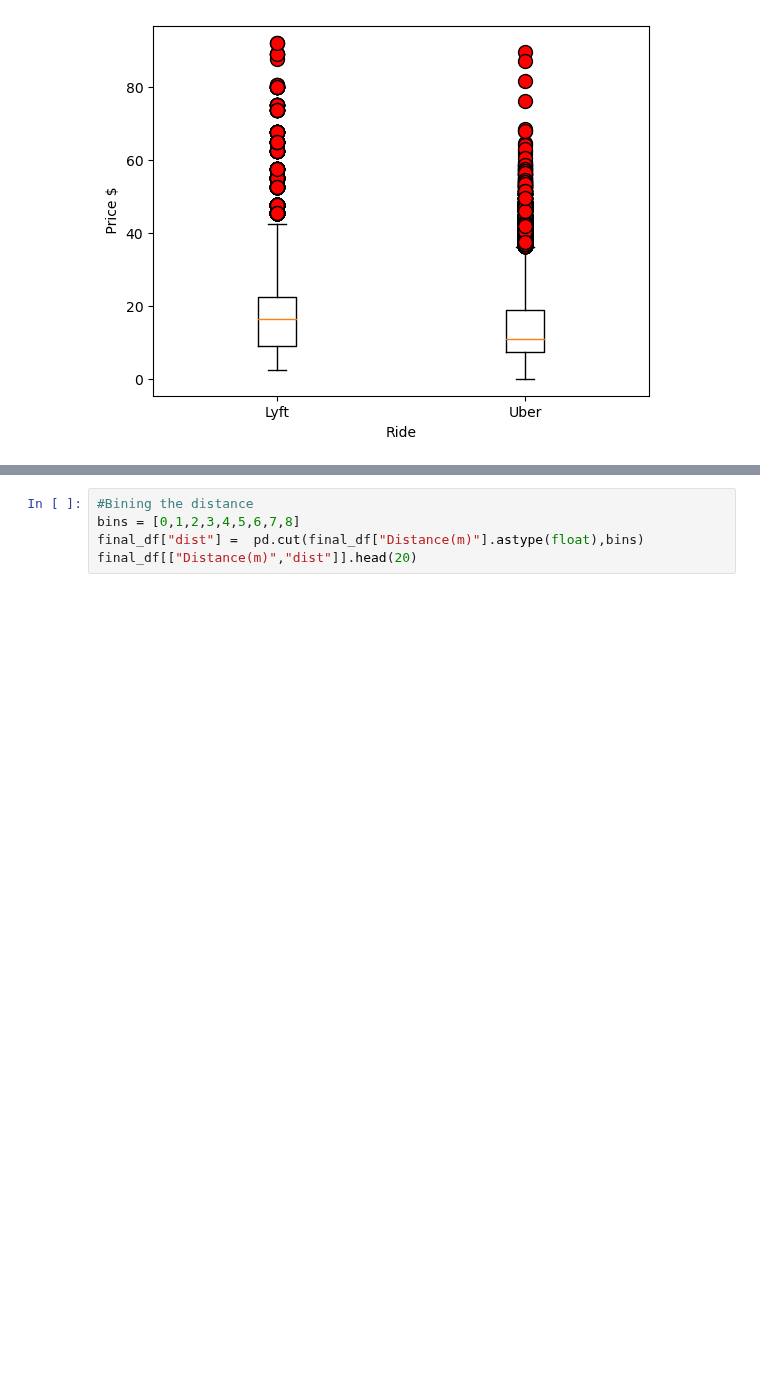
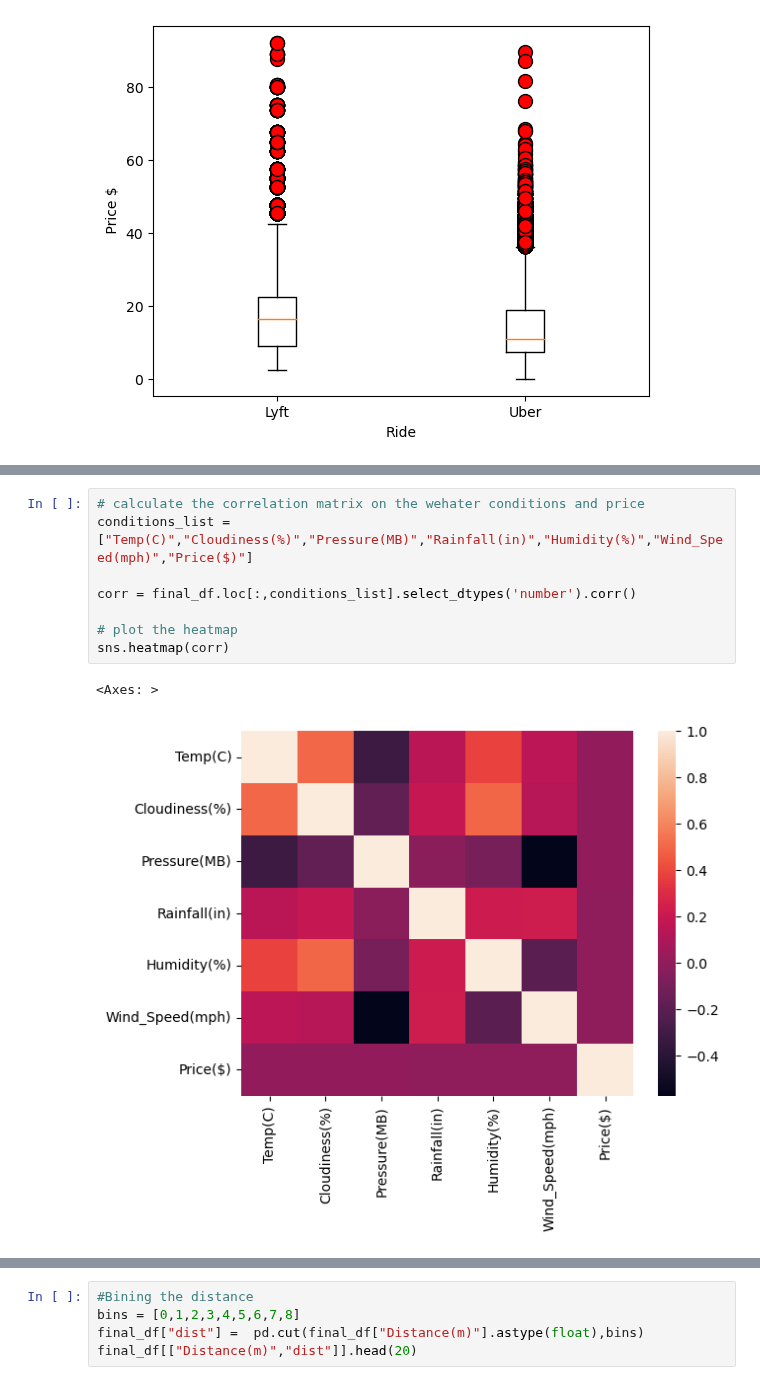
Before and after one commit to marnaji/Project-1, a Jupyter notebook: main.ipynb, the cells around one changed output, grey strips where cells are left out. Drawn from its saved outputs; the diff is of its cells as text; blank space fills up the shorter version.

Commit message:
heatmap for price based on wheater conditions,Heatmap with aggregated revenue and wheather conditions, some analysis has been added as markdown

```diff
--- a/main.ipynb
+++ b/main.ipynb
@@ -446,3 +444,14 @@ sns.heatmap(corr)
 # %% [output]
 <Axes: >
 [figure]
+# %%
+# calculate the correlation matrix on the wehater conditions and price
+conditions_list = ["Temp(C)","Cloudiness(%)","Pressure(MB)","Rainfall(in)","Humidity(%)","Wind_Speed(mph)","Price($)"]
+
+corr = final_df.loc[:,conditions_list].select_dtypes('number').corr()
+
+# plot the heatmap
+sns.heatmap(corr)
+# %% [output]
+<Axes: >
+[figure, added]
```
Also changed, not shown: parts of 7 cells of this notebook.
